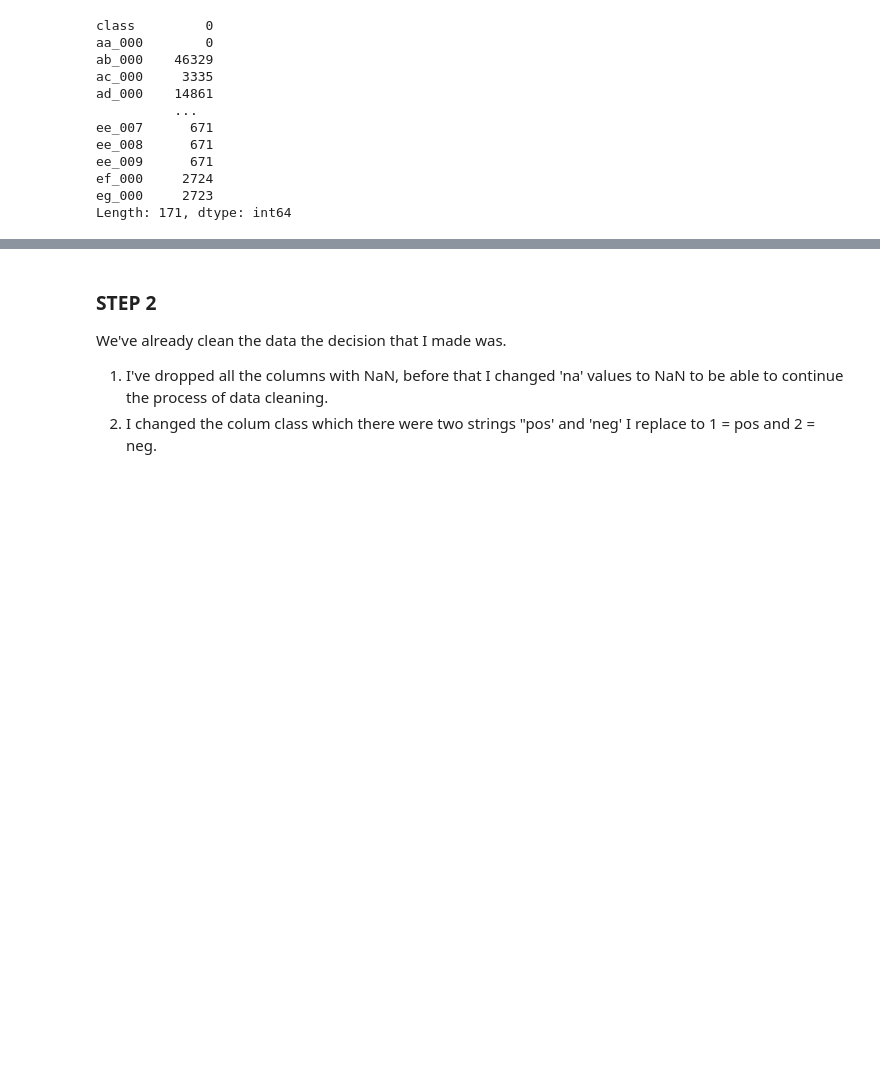
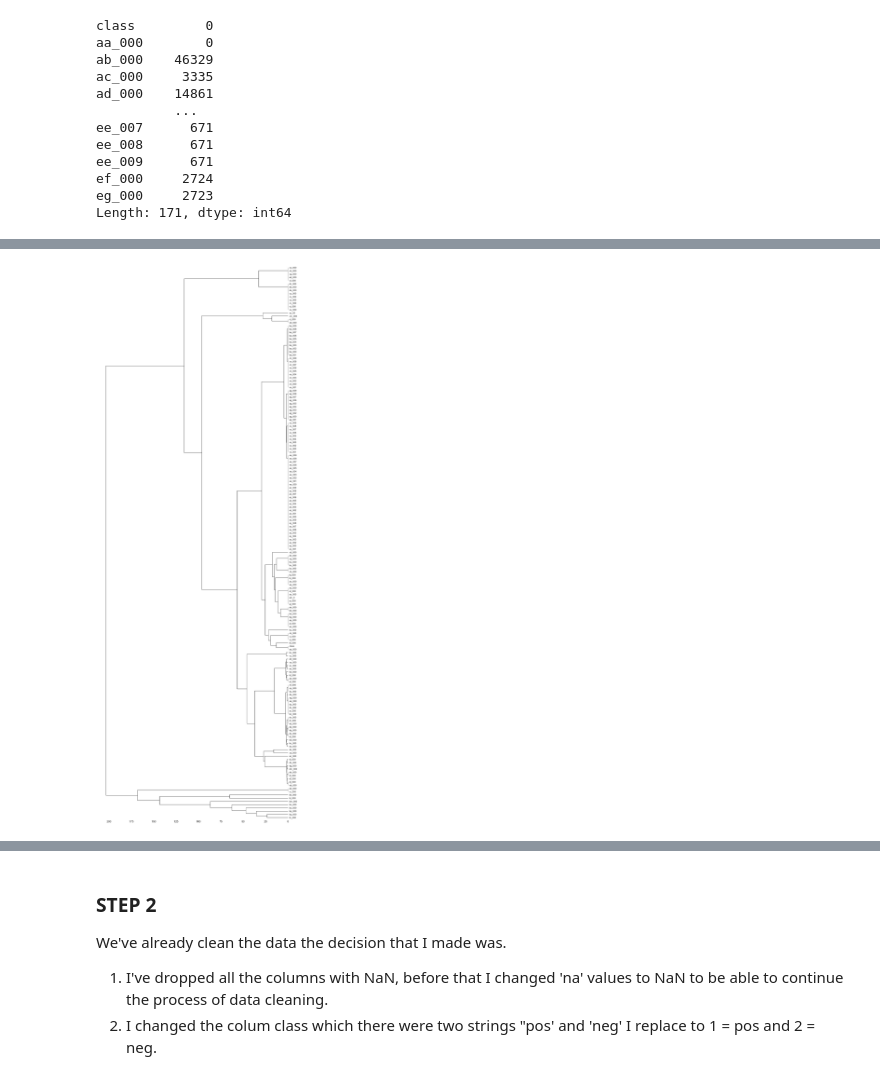
Before and after one commit to SamuelhBueno/DP_CA, a Jupyter notebook: DP_CA.ipynb, the cells around one changed output, grey strips where cells are left out. Saved outputs shown, nothing was run; the diff lists cells and outputs as text; code cells hidden in the pictures; blank space fills up the shorter version.

```diff
--- a/DP_CA.ipynb
+++ b/DP_CA.ipynb
@@ -171,0 +183,4 @@ Length: 171, dtype: int64
+# %%
+ax = msno.dendrogram(aps_failure_new)
+# %% [output]
+[figure, added]
```
Also changed, not shown: parts of 22 cells of this notebook.
